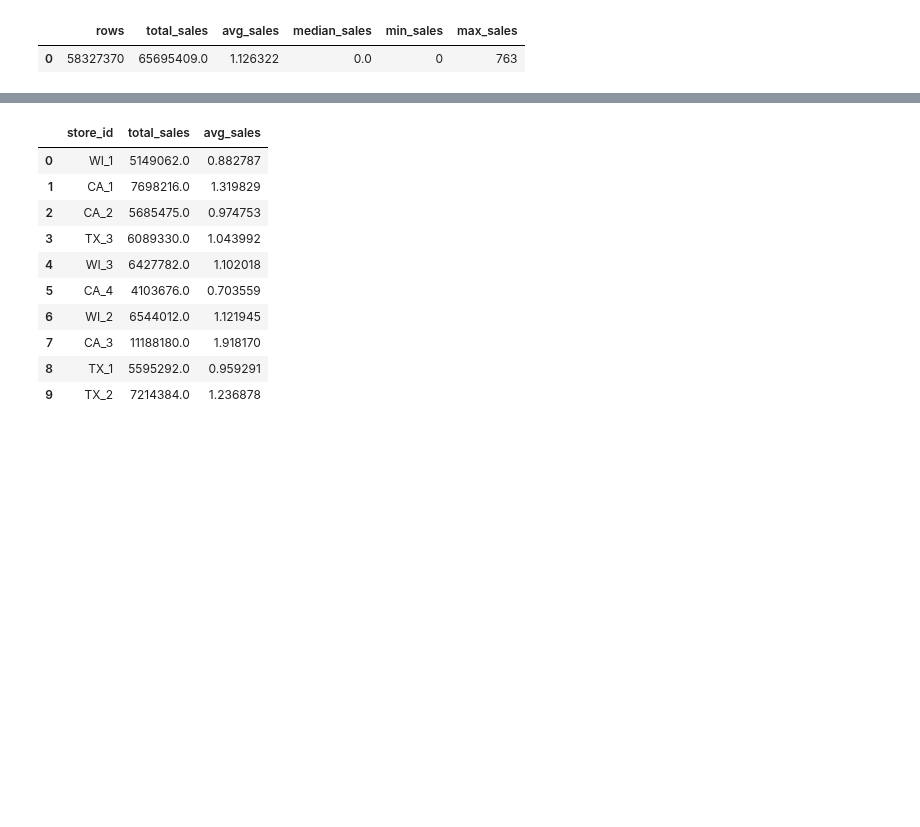
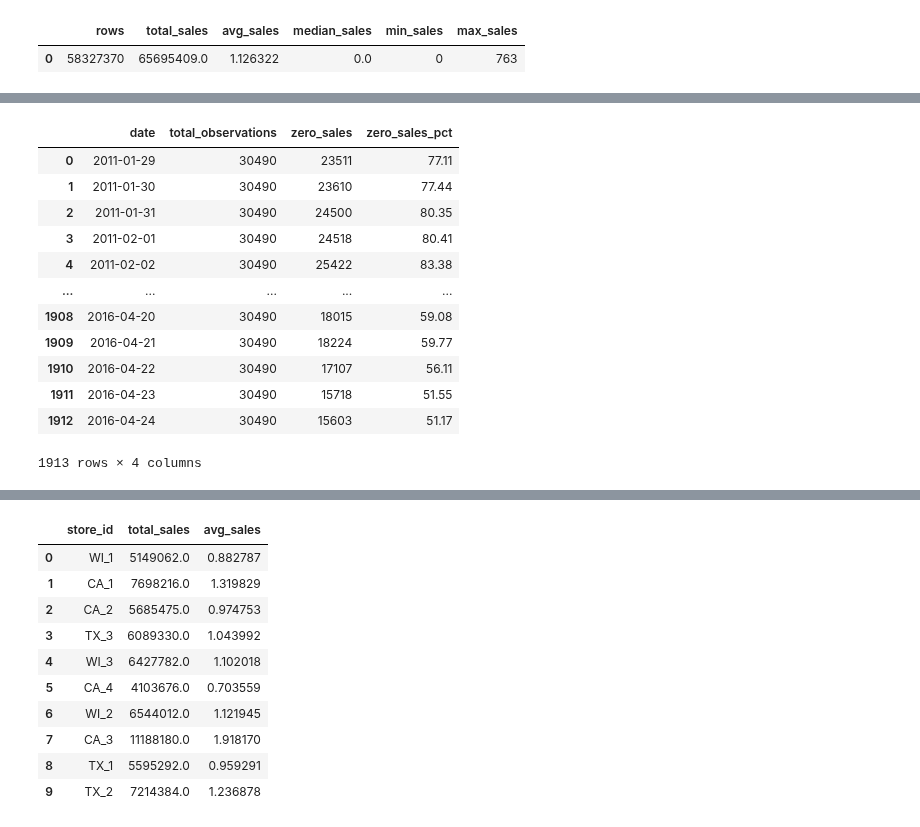
Before and after one commit to surekhag28/m5-demand-forecasting, a Jupyter notebook: notebooks/02_eda_sql.ipynb, the cells around one changed output, grey strips where cells are left out. Drawn from its saved outputs; the diff is of its cells as text; code cells hidden in the pictures; blank space fills up the shorter version.

```diff
--- a/notebooks/02_eda_sql.ipynb
+++ b/notebooks/02_eda_sql.ipynb
@@ -40,0 +83,28 @@ result
+# %%
+query = f"""
+
+        select date,
+            count(*) as total_observations,
+            count(*) filter(where sales=0) as zero_sales,
+            round(count(*) filter(where sales=0)/count(*)*100,2) as zero_sales_pct
+        from read_parquet('{SALES_PATH}')
+        group by date
+        order by date
+    """
+
+result = con.execute(query).df()
+result
+# %% [output]
+|  | date | total_observations | zero_sales | zero_sales_pct |
+| 0 | 2011-01-29 | 30490 | 23511 | 77.11 |
+| 1 | 2011-01-30 | 30490 | 23610 | 77.44 |
+| 2 | 2011-01-31 | 30490 | 24500 | 80.35 |
+| 3 | 2011-02-01 | 30490 | 24518 | 80.41 |
+| 4 | 2011-02-02 | 30490 | 25422 | 83.38 |
+| ... | ... | ... | ... | ... |
+| 1908 | 2016-04-20 | 30490 | 18015 | 59.08 |
+| 1909 | 2016-04-21 | 30490 | 18224 | 59.77 |
+| 1910 | 2016-04-22 | 30490 | 17107 | 56.11 |
+| 1911 | 2016-04-23 | 30490 | 15718 | 51.55 |
+| 1912 | 2016-04-24 | 30490 | 15603 | 51.17 |
+1913 rows × 4 columns
```
Also changed, not shown: parts of 8 cells of this notebook, 4 other files.
